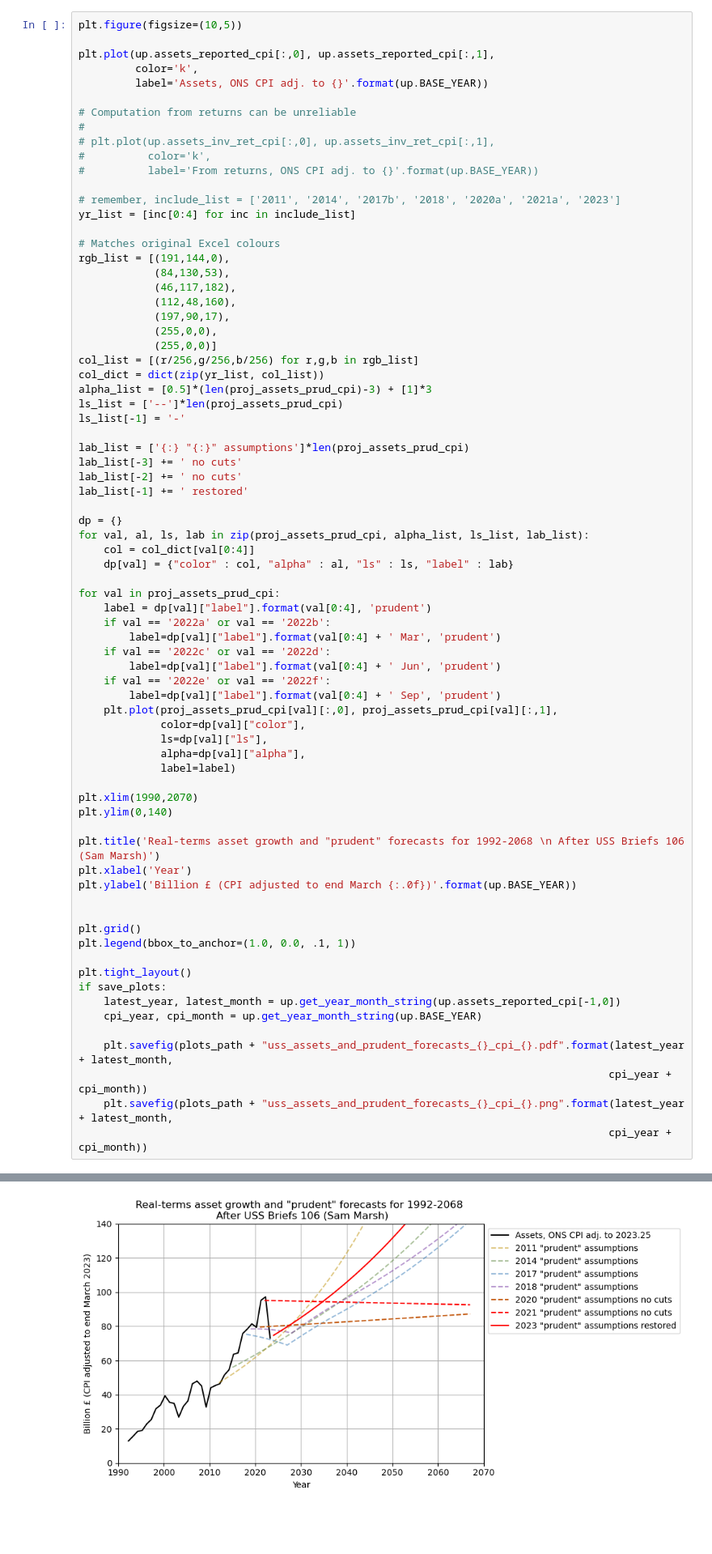
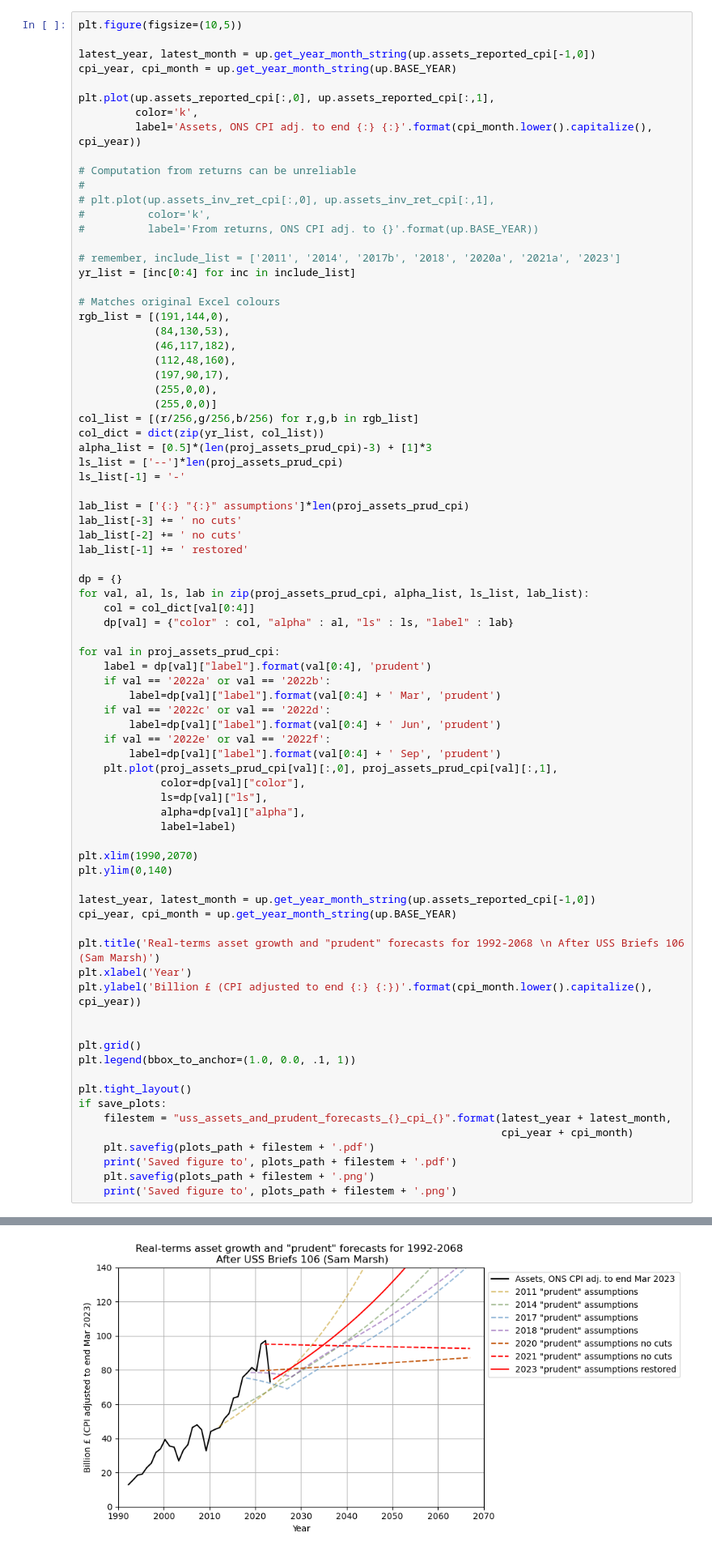
Before and after one commit to SussexUCU/USS, a Jupyter notebook: code/plot_assets.ipynb, the cells around one changed output, grey strips where cells are left out. Shown at 81% size. Drawn from its saved outputs; the diff is of its cells as text; blank space fills up the shorter version.

Commit message:
Improved graph annotation to use month instead of decimal year.

```diff
--- a/code/plot_assets.ipynb
+++ b/code/plot_assets.ipynb
@@ -104,9 +104,12 @@ USS "prudent" 2023  30-year annualised growth rate (CPI basis): 2.20 %
 # %%
 plt.figure(figsize=(10,5))
 
+latest_year, latest_month = up.get_year_month_string(up.assets_reported_cpi[-1,0])
+cpi_year, cpi_month = up.get_year_month_string(up.BASE_YEAR)
+
 plt.plot(up.assets_reported_cpi[:,0], up.assets_reported_cpi[:,1],
          color='k',
-         label='Assets, ONS CPI adj. to {}'.format(up.BASE_YEAR))
+         label='Assets, ONS CPI adj. to end {:} {:}'.format(cpi_month.lower().capitalize(), cpi_year))
 
 # Computation from returns can be unreliable
 #
@@ -158,9 +161,12 @@ for val in proj_assets_prud_cpi:
 plt.xlim(1990,2070)
 plt.ylim(0,140)
 
+latest_year, latest_month = up.get_year_month_string(up.assets_reported_cpi[-1,0])
+cpi_year, cpi_month = up.get_year_month_string(up.BASE_YEAR)
+
 plt.title('Real-terms asset growth and "prudent" forecasts for 1992-2068 \n After USS Briefs 106 (Sam Marsh)')
 plt.xlabel('Year')
-plt.ylabel('Billion £ (CPI adjusted to end March {:.0f})'.format(up.BASE_YEAR))
+plt.ylabel('Billion £ (CPI adjusted to end {:} {:})'.format(cpi_month.lower().capitalize(), cpi_year))
 
 
 plt.grid()
@@ -168,11 +174,10 @@ plt.legend(bbox_to_anchor=(1.0, 0.0, .1, 1))
 
 plt.tight_layout()
 if save_plots:
-    latest_year, latest_month = up.get_year_month_string(up.assets_reported_cpi[-1,0])
-    cpi_year, cpi_month = up.get_year_month_string(up.BASE_YEAR)
-
-    plt.savefig(plots_path + "uss_assets_and_prudent_forecasts_{}_cpi_{}.pdf".format(latest_year + latest_month,
-                                                                                    cpi_year + cpi_month))
-    plt.savefig(plots_path + "uss_assets_and_prudent_forecasts_{}_cpi_{}.png".format(latest_year + latest_month,
-                                                                                    cpi_year + cpi_month))
+    filestem = "uss_assets_and_prudent_forecasts_{}_cpi_{}".format(latest_year + latest_month,
+                                                                   cpi_year + cpi_month)
+    plt.savefig(plots_path + filestem + '.pdf')
+    print('Saved figure to', plots_path + filestem + '.pdf')
+    plt.savefig(plots_path + filestem + '.png')
+    print('Saved figure to', plots_path + filestem + '.png')
 # %% [output]
@@ -179 +186 @@ if save_plots:
-[figure, old version]
+[figure, new version]
```
Also changed, not shown: parts of 2 cells of this notebook, 2 other files.
